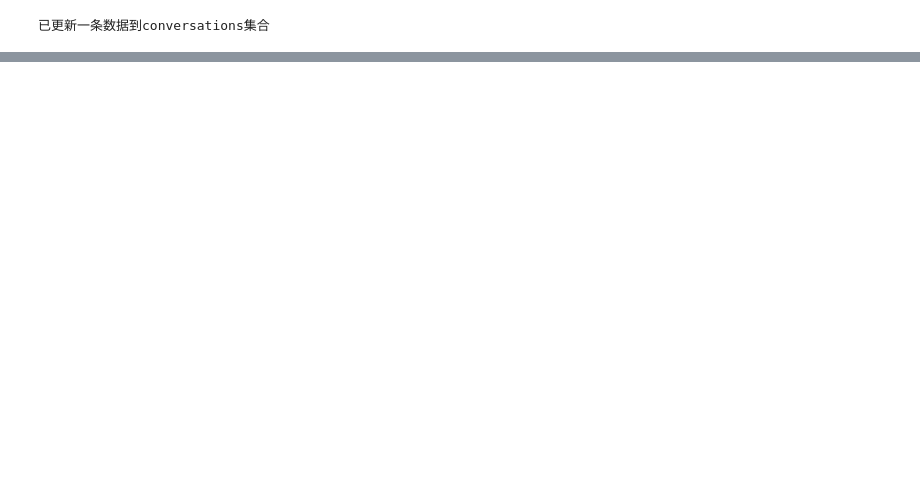
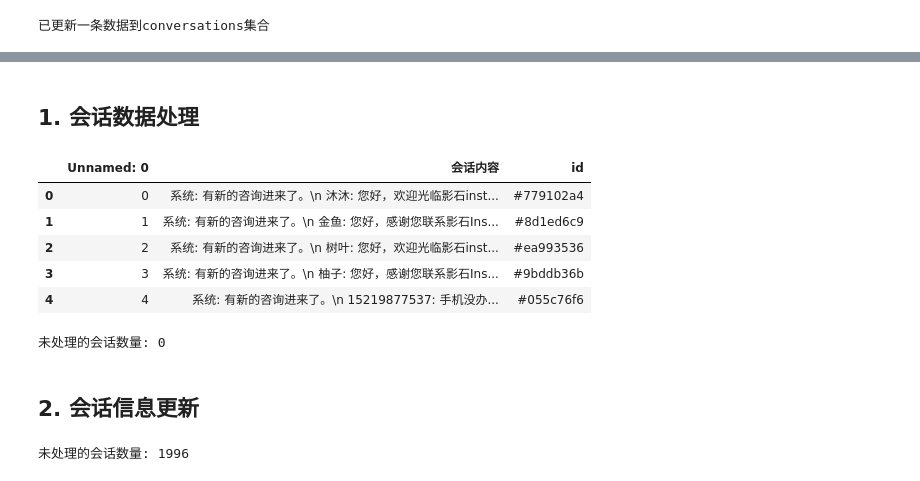
Before and after one commit to zgxjy/ConvoInsight, a Jupyter notebook: demo_data_pro/data_pro.ipynb, the cells around one changed output, grey strips where cells are left out. Cells and saved outputs as stored; diff of their text form; code cells hidden in the pictures; blank space fills up the shorter version.

```diff
--- a/demo_data_pro/data_pro.ipynb
+++ b/demo_data_pro/data_pro.ipynb
@@ -471,0 +500,2 @@ response = process_single_conversation_update(conversation=conversations_collect
+# %% [markdown]
+## 1. 会话数据处理
@@ -471,0 +561,32 @@ response = process_single_conversation_update(conversation=conversations_collect
+# %%
+all_data = pd.read_excel("./data_pro.xlsx")
+# %%
+all_data.head()
+# %% [output]
+|  | Unnamed: 0 | 会话内容 | id |
+| 0 | 0 | 系统: 有新的咨询进来了。\n 沐沐: 您好，欢迎光临影石inst... | #779102a4 |
+| 1 | 1 | 系统: 有新的咨询进来了。\n 金鱼: 您好，感谢您联系影石Ins... | #8d1ed6c9 |
+| 2 | 2 | 系统: 有新的咨询进来了。\n 树叶: 您好，欢迎光临影石inst... | #ea993536 |
+| 3 | 3 | 系统: 有新的咨询进来了。\n 柚子: 您好，感谢您联系影石Ins... | #9bddb36b |
+| 4 | 4 | 系统: 有新的咨询进来了。\n 15219877537: 手机没办... | #055c76f6 |
+# %%
+try:
+    # 读取 Excel 数据
+    data = pd.read_excel("./data_pro.xlsx")
+    # 获取已处理的会话 ID
+    processed_ids = set(doc['id'] for doc in conversations_collection.find({}, {'id': 1}))
+    # 筛选未处理的会话
+    unprocessed_conversations = [
+        {'id': row['id'], 'content': row['会话内容']}
+        for _, row in data.iterrows()
+        if row['id'] not in processed_ids
+    ]
+    print(f"未处理的会话数量: {len(unprocessed_conversations)}")
+
+    results = multi_process_conversation_extraction(unprocessed_conversations,max_workers=new_max_workers,test_mode=False)
+except Exception as e:
+    print(f"主程序执行错误: {str(e)}")
+# %% [output]
+未处理的会话数量: 0
+# %% [markdown]
+## 2. 会话信息更新
@@ -471,0 +645,16 @@ response = process_single_conversation_update(conversation=conversations_collect
+# %%
+try:
+    # 获取已处理的会话 ID（仅包含有 metrics 字段的文档）# 筛选未处理的会话
+    unprocessed_data =  conversations_collection.find({"id": {"$exists": True},
+                                                            "metrics": {"$exists": False}
+                                                        })
+    unprocessed_conversations = []
+    for row in unprocessed_data:
+        unprocessed_conversations.append({'id': row['id'], 'content': row['origin_conversation']})
+    print(f"未处理的会话数量: {len(unprocessed_conversations)}")
+
+    # results = multi_process_conversation_update(unprocessed_conversations[:5], max_workers=new_max_workers, test_mode=False)
+except Exception as e:
+    print(f"主程序执行错误: {str(e)}")
+# %% [output]
+未处理的会话数量: 1996
```
Also changed, not shown: parts of 19 cells of this notebook, 4 other files.
